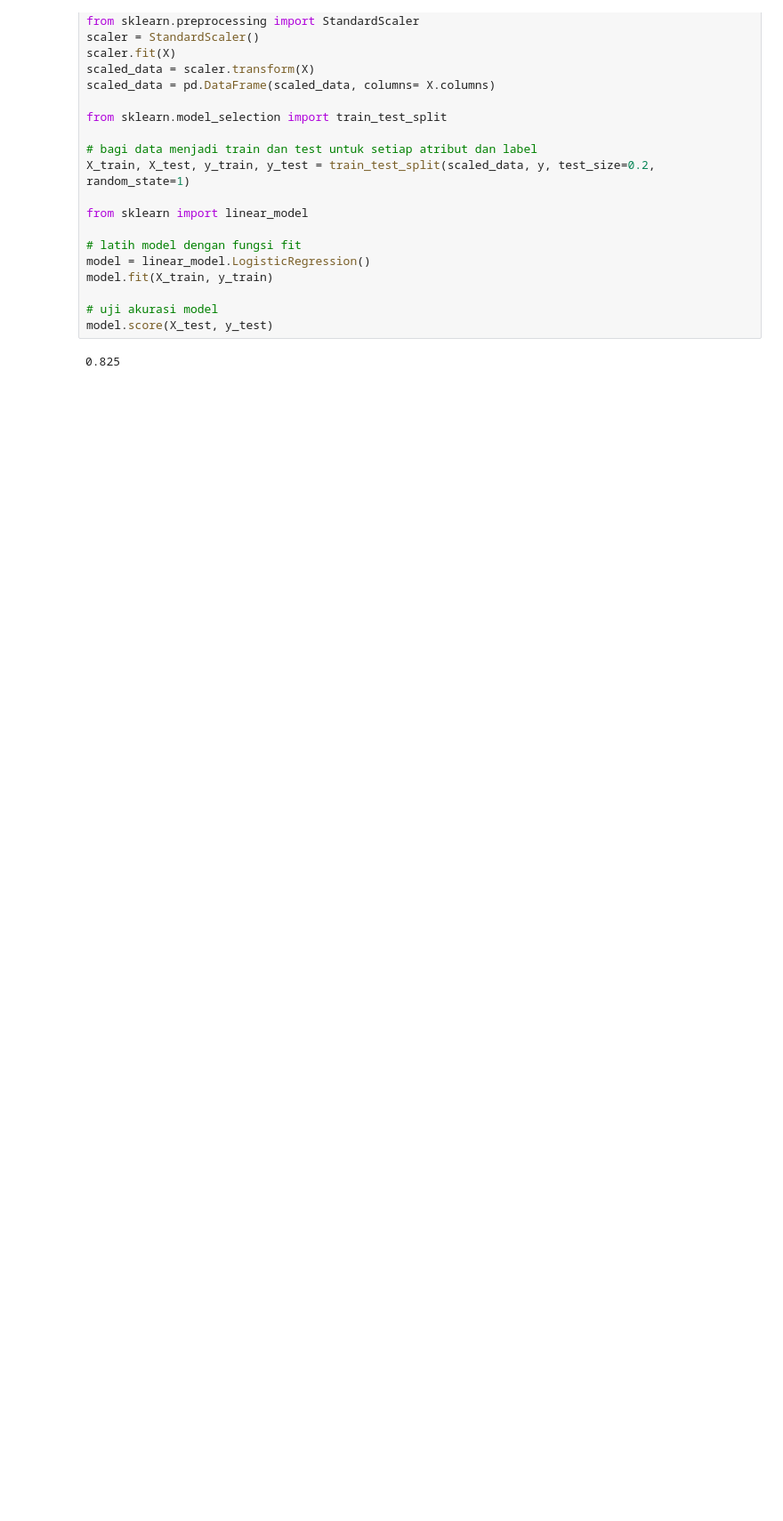
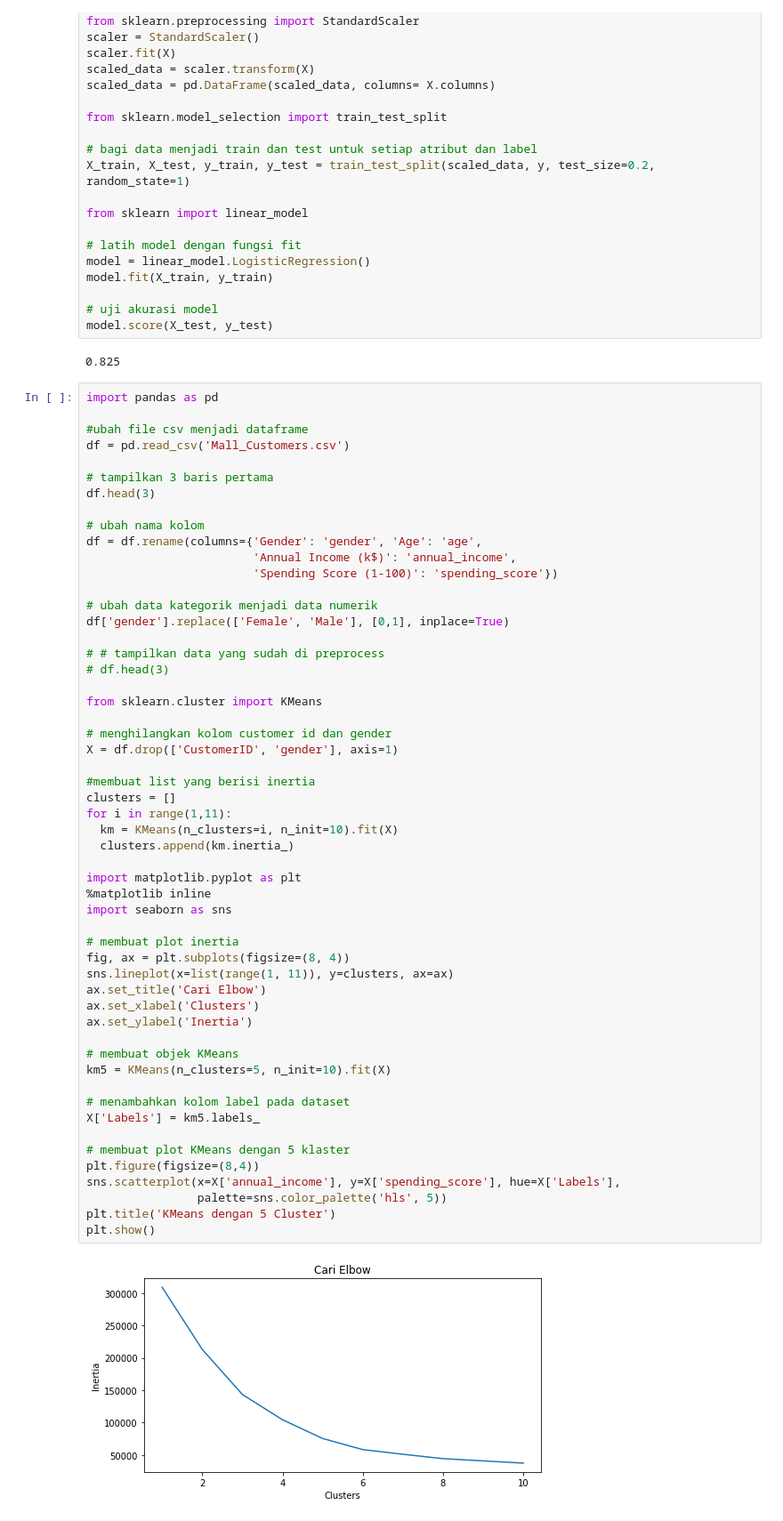
Before and after one commit to Heartplay/LearnML, a Jupyter notebook: MachineLearning.ipynb, the cells around one changed output. Shown at 89% size. Saved outputs shown, nothing was run; the diff lists cells and outputs as text; blank space fills up the shorter version.

```diff
--- a/MachineLearning.ipynb
+++ b/MachineLearning.ipynb
@@ -93,3 +85,59 @@ model.fit(X_train, y_train)
 model.score(X_test, y_test)
 # %% [output]
 0.825
+# %%
+import pandas as pd
+
+#ubah file csv menjadi dataframe
+df = pd.read_csv('Mall_Customers.csv')
+
+# tampilkan 3 baris pertama
+df.head(3)
+
+# ubah nama kolom
+df = df.rename(columns={'Gender': 'gender', 'Age': 'age',
+                        'Annual Income (k$)': 'annual_income',
+                        'Spending Score (1-100)': 'spending_score'})
+
+# ubah data kategorik menjadi data numerik
+df['gender'].replace(['Female', 'Male'], [0,1], inplace=True)
+
+# # tampilkan data yang sudah di preprocess
+# df.head(3)
+
+from sklearn.cluster import KMeans
+
+# menghilangkan kolom customer id dan gender
+X = df.drop(['CustomerID', 'gender'], axis=1)
+
+#membuat list yang berisi inertia
+clusters = []
+for i in range(1,11):
+  km = KMeans(n_clusters=i, n_init=10).fit(X)
+  clusters.append(km.inertia_)
+
+import matplotlib.pyplot as plt
+%matplotlib inline
+import seaborn as sns
+
+# membuat plot inertia
+fig, ax = plt.subplots(figsize=(8, 4))
+sns.lineplot(x=list(range(1, 11)), y=clusters, ax=ax)
+ax.set_title('Cari Elbow')
+ax.set_xlabel('Clusters')
+ax.set_ylabel('Inertia')
+
+# membuat objek KMeans
+km5 = KMeans(n_clusters=5, n_init=10).fit(X)
+
+# menambahkan kolom label pada dataset
+X['Labels'] = km5.labels_
+
+# membuat plot KMeans dengan 5 klaster
+plt.figure(figsize=(8,4))
+sns.scatterplot(x=X['annual_income'], y=X['spending_score'], hue=X['Labels'],
+                palette=sns.color_palette('hls', 5))
+plt.title('KMeans dengan 5 Cluster')
+plt.show()
+# %% [output]
+[figure, added]
```
Also changed, not shown: parts of 17 cells of this notebook.
